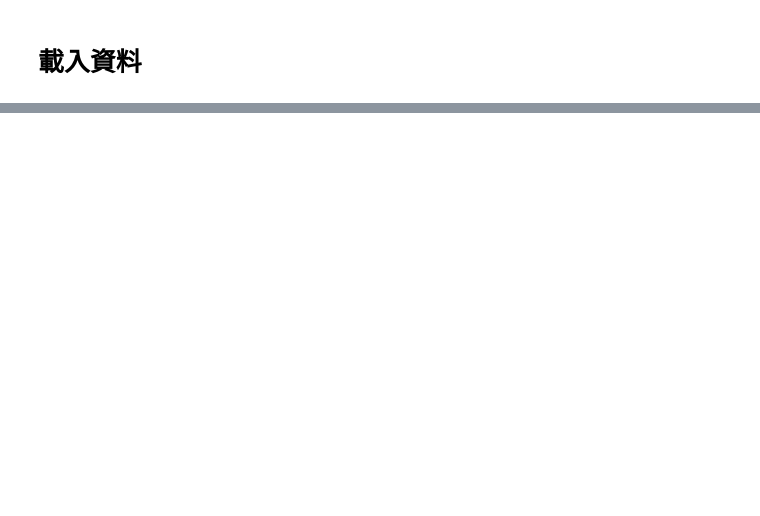
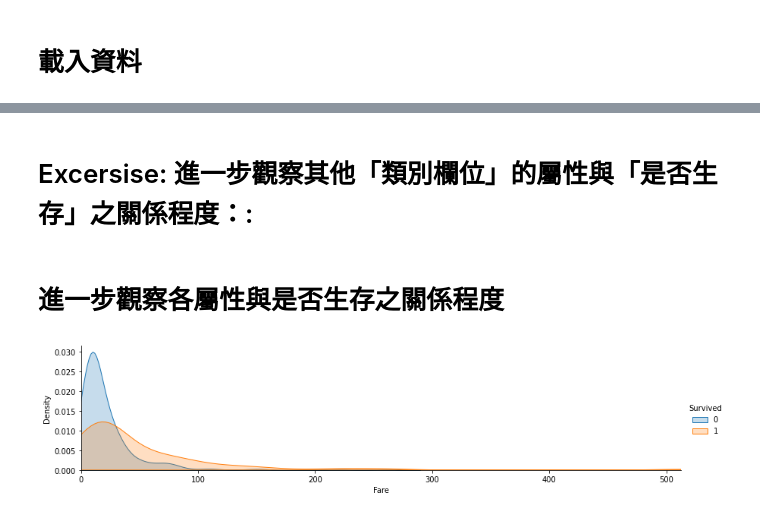
Before and after one commit to LaiTheGiant/titanic-analysis, a Jupyter notebook: 專題實作_＃01_鐵達尼號存活預測.ipynb, the cells around one changed output, grey strips where cells are left out. Cells and saved outputs as stored; diff of their text form; code cells hidden in the pictures; blank space fills up the shorter version.

```diff
--- a/專題實作_＃01_鐵達尼號存活預測.ipynb
+++ b/專題實作_＃01_鐵達尼號存活預測.ipynb
@@ -18,0 +75,17 @@ uploaded = files.upload()
+# %% [markdown]
+# Excersise: 進一步觀察其他「類別欄位」的屬性與「是否生存」之關係程度：:
+# %% [markdown]
+# 進一步觀察各屬性與是否生存之關係程度
+# %%
+def plot_distribution( df , var , target , **kwargs ):    #針對數值型欄位就畫了這樣的分佈圖
+    row = kwargs.get( 'row' , None )
+    col = kwargs.get( 'col' , None )
+    facet = sns.FacetGrid( df , hue=target , aspect=4 , row = row , col = col )
+    facet.map( sns.kdeplot , var , shade= True )
+    facet.set( xlim=( 0 , df[ var ].max() ) )
+    facet.add_legend()
+# %%
+plot_distribution( df_train , var = 'Fare' , target = 'Survived' ) #藍色代表死掉的分佈圖，橘色代表存活的分佈圖
+plt.show()
+# %% [output]
+[figure, added]
```
Also changed, not shown: parts of 32 cells of this notebook.
